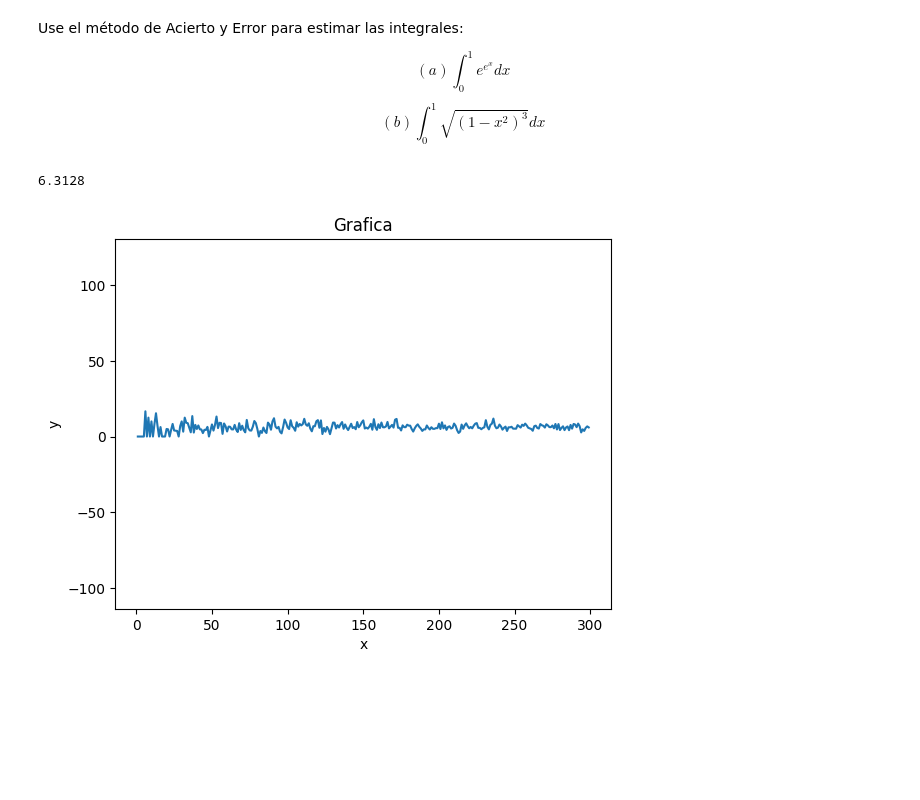
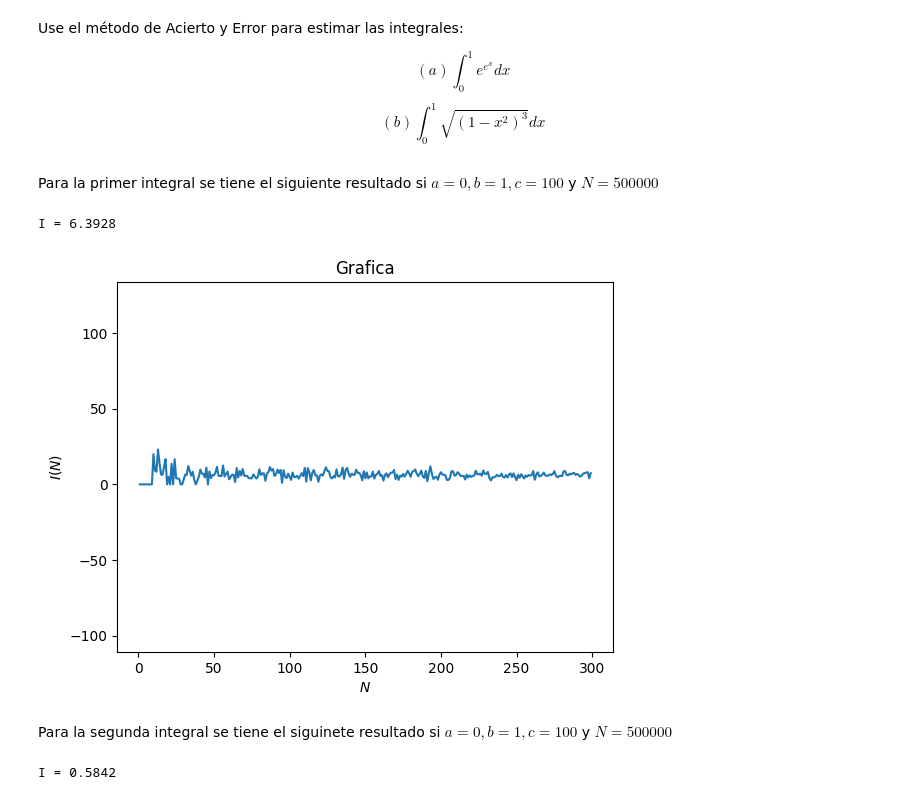
Before and after one commit to AyaxYordi/Simulacion-2---2024, a Jupyter notebook: Monte_Carlo_acierto_y_error.ipynb, the cells around one changed output. Cells and saved outputs as stored; diff of their text form; code cells hidden in the pictures; blank space fills up the shorter version.

```diff
--- a/Monte_Carlo_acierto_y_error.ipynb
+++ b/Monte_Carlo_acierto_y_error.ipynb
@@ -133,6 +133,8 @@ Use el método de Acierto y Error para estimar las integrales:
 
 $$(a) \int_{0}^{1}e^{e^x}dx$$
 $$(b) \int_0^1\sqrt{(1-x^2)^3}dx$$
+# %% [markdown]
+Para la primer integral se tiene el siguiente resultado si $a=0,b=1,c=100$ y $N=500000$
 # %%
 from math import exp
 
@@ -143,28 +145,44 @@ def I(a,b,c,n,f):
       n2+=1
   return c*(b-a)*(n2/n)
 
-g1 = lambda x: exp(exp(x)) # funcion del inciso a
+g1 = lambda x: exp(exp(x)) # funcion del inciso (a)
 
-print(I(0,1,100,500000,g1))
+print("I = {0}".format(I(0,1,100,500000,g1)))
 # %% [output]
-6.3128
+I = 6.3928
 # %%
 import matplotlib.pyplot as plt
 import numpy as np
 
 fig,ax=plt.subplots()
 
 x = np.arange(1,300,1)
 y = []
 for i in range(len(x)):
   y.append(I(0,1,100,x[i],g1))
 
 plt.title('Grafica')
-plt.xlabel('x')
-plt.ylabel('y')
+plt.xlabel('$N$')
+plt.ylabel('$I(N)$')
 plt.plot(x,y)
-#plt.legend(loc='upper right')
 plt.axis('equal')
 plt.show()
 # %% [output]
-[figure, old version]
+[figure, new version]
+# %% [markdown]
+Para la segunda integral se tiene el siguinete resultado si $a=0,b=1,c=100$ y $N=500000$
+# %%
+from math import sqrt
+
+def I(a,b,c,n,f):
+  n2=0
+  for i in lista(n):
+    if f(X(a,b,i))>c*i[1]:
+      n2+=1
+  return c*(b-a)*(n2/n)
+
+g2 = lambda x: sqrt((1-x**2)**3) # funcion del inciso (b)
+
+print("I = {0}".format(I(0,1,100,500000,g2)))
+# %% [output]
+I = 0.5842
```
